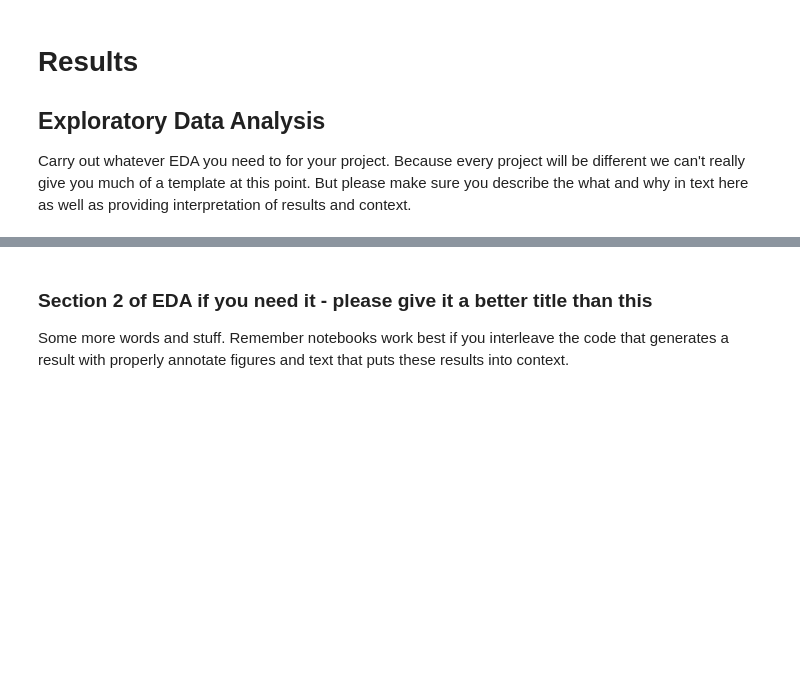
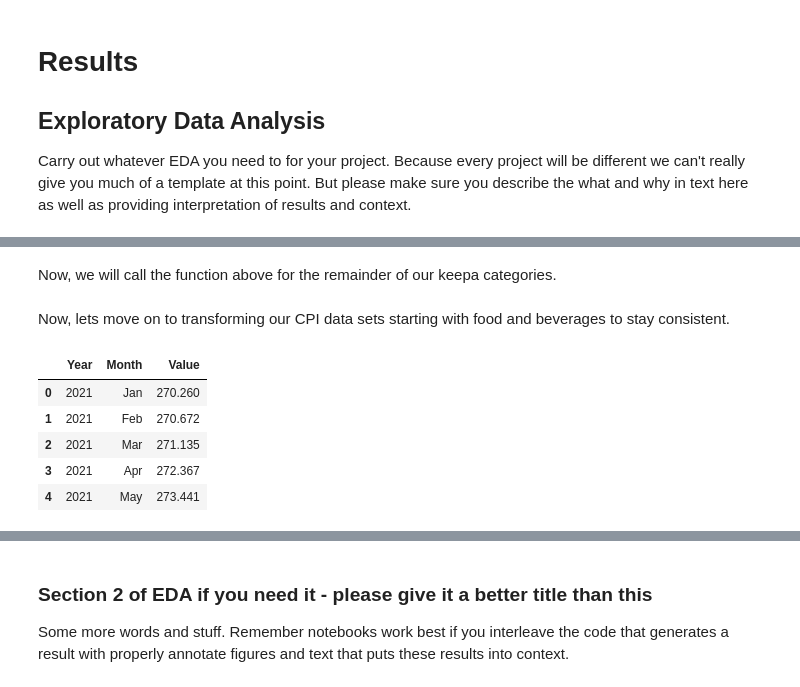
Before and after one commit to domwrm/Amazon-Pricing-Anlysis, a Jupyter notebook: EDACheckpoint_Group031_WI25.ipynb, the cells around one changed output, grey strips where cells are left out. Drawn from its saved outputs; the diff is of its cells as text; code cells hidden in the pictures; blank space fills up the shorter version.

```diff
--- a/EDACheckpoint_Group031_WI25.ipynb
+++ b/EDACheckpoint_Group031_WI25.ipynb
@@ -624,0 +629,2 @@ grocery_perc_diff.head(10)
+# %% [markdown]
+Now, we will call the function above for the remainder of our keepa categories.
@@ -624,0 +641,11 @@ grocery_perc_diff.head(10)
+# %% [markdown]
+Now, lets move on to transforming our CPI data sets starting with food and beverages to stay consistent.
+# %%
+food_and_bev.head(5)
+# %% [output]
+|  | Year | Month | Value |
+| 0 | 2021 | Jan | 270.260 |
+| 1 | 2021 | Feb | 270.672 |
+| 2 | 2021 | Mar | 271.135 |
+| 3 | 2021 | Apr | 272.367 |
+| 4 | 2021 | May | 273.441 |
```
Also changed, not shown: parts of 8 cells of this notebook.
